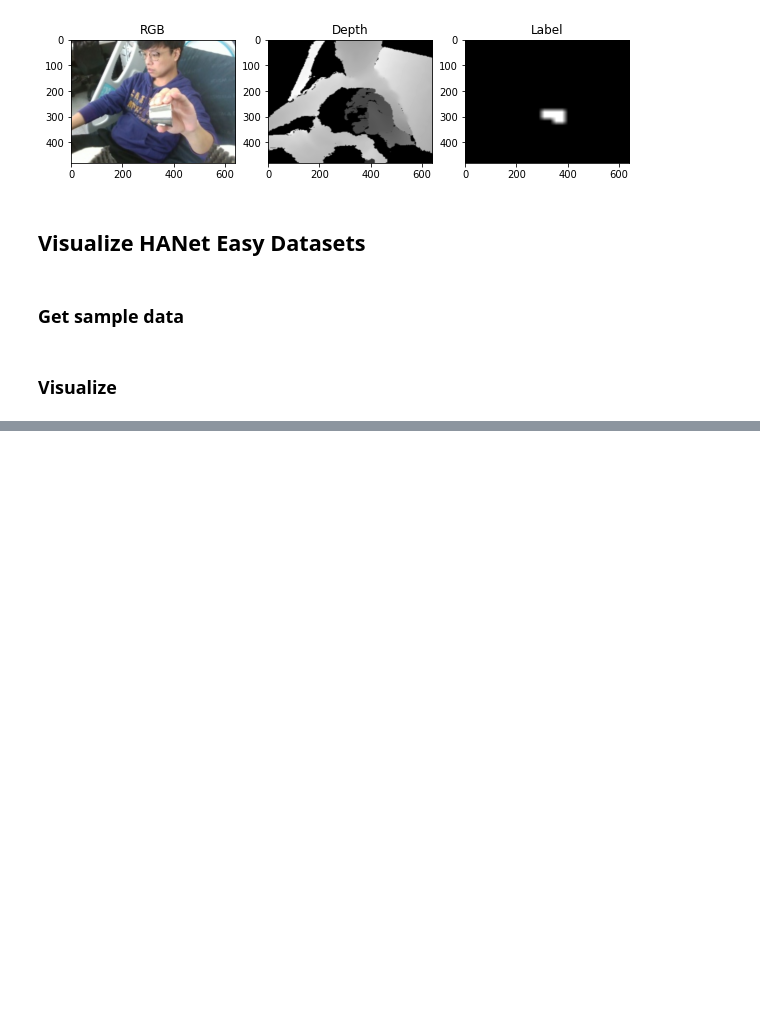
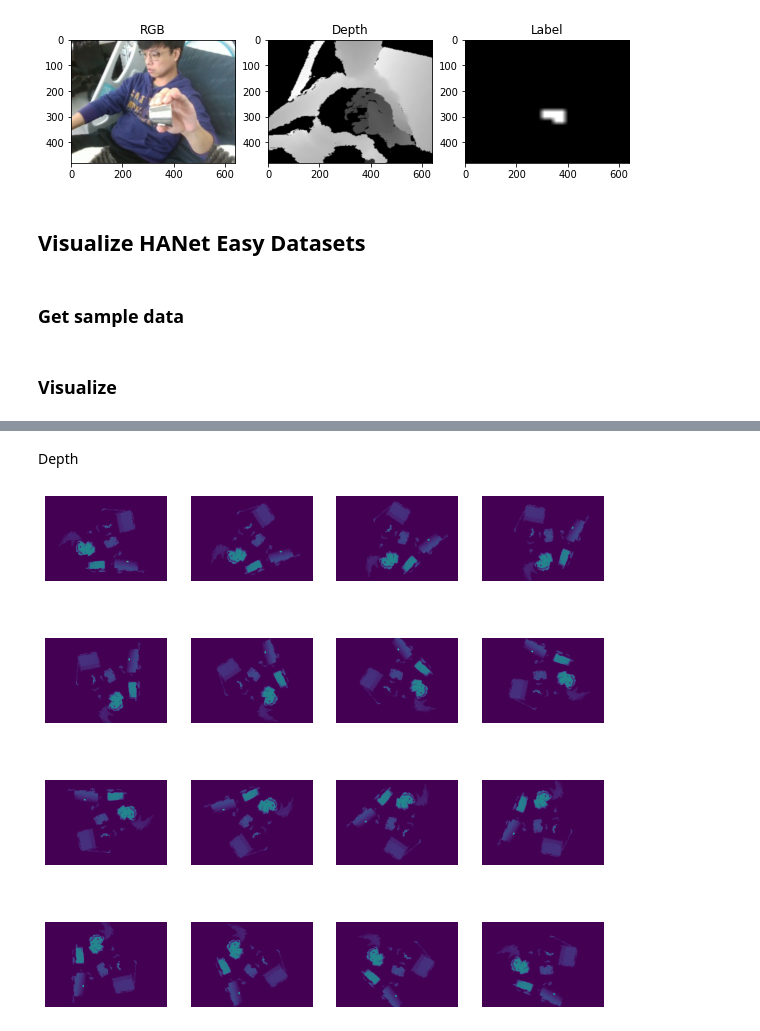
Before and after one commit to ARG-NCTU/handover_grasping, a Jupyter notebook: 00_Datavisualizer.ipynb, the cells around one changed output, grey strips where cells are left out. Drawn from its saved outputs; the diff is of its cells as text; code cells hidden in the pictures; blank space fills up the shorter version.

```diff
--- a/00_Datavisualizer.ipynb
+++ b/00_Datavisualizer.ipynb
@@ -264,0 +404,11 @@ plt.imshow(color_bbox)
+# %% [markdown]
+Depth
+# %%
+depth_list = []
+for i in range(len(depths)):
+    depth_sub = depths[i][0].numpy()
+    depth_list.append(depth_sub)
+
+Image_table(4, 4, depth_list)
+# %% [output]
+[figure, added]
```
Also changed, not shown: parts of 13 cells of this notebook, 1 other file.
